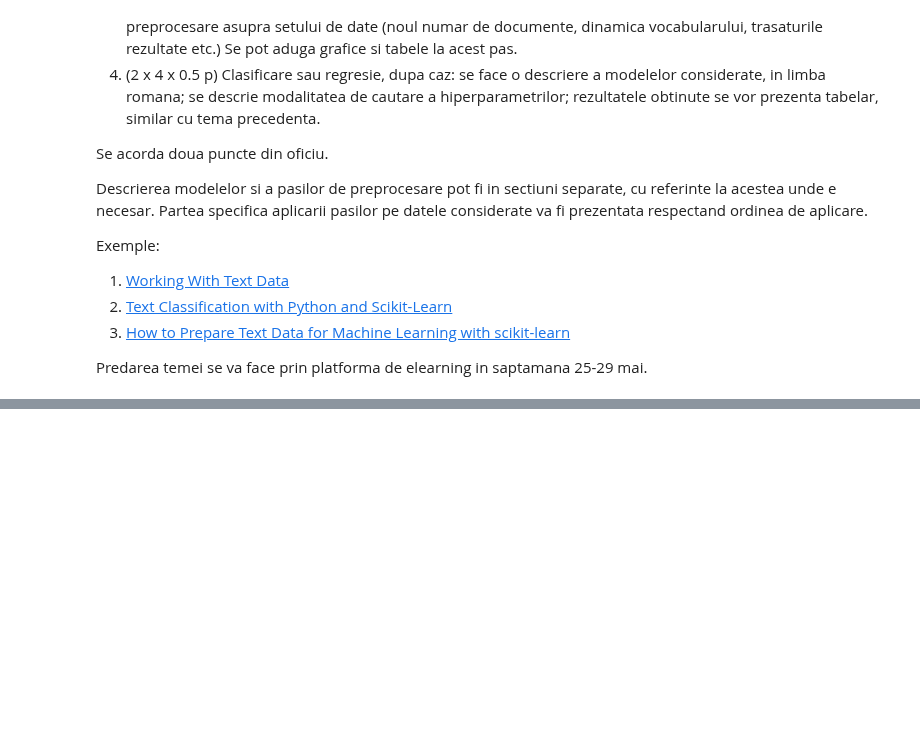
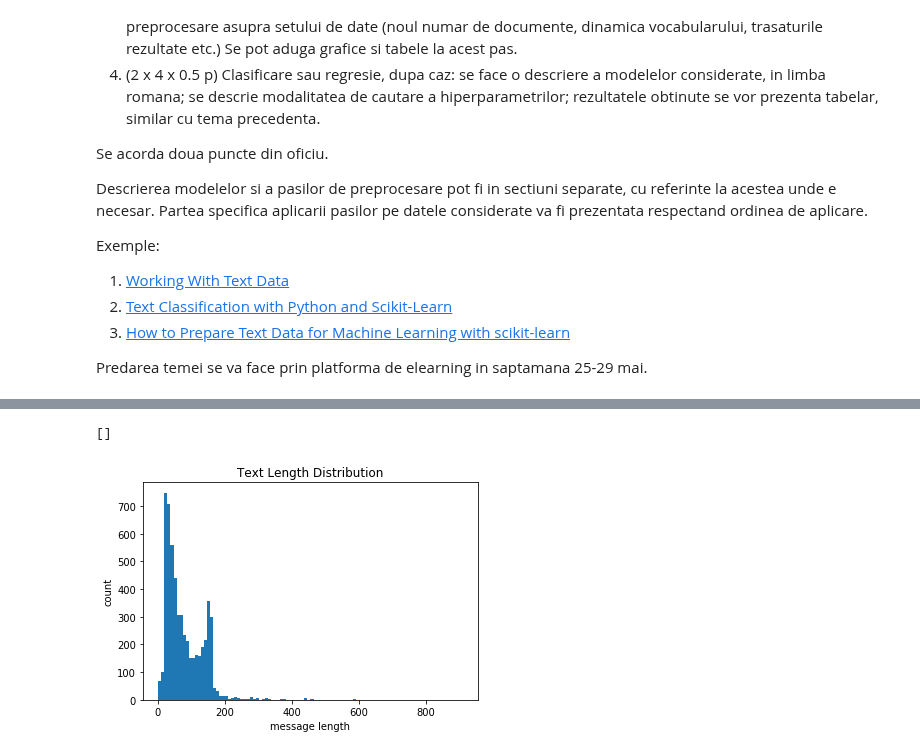
Before and after one commit to Bianca008/IDS_Lixandru_Pepene, a Jupyter notebook: Laborator11/Laborator11-Lixandru&Pepene.ipynb, the cells around one changed output, grey strips where cells are left out. Cells and saved outputs as stored; diff of their text form; code cells hidden in the pictures; blank space fills up the shorter version.

```diff
--- a/Laborator11/Laborator11-Lixandru&Pepene.ipynb
+++ b/Laborator11/Laborator11-Lixandru&Pepene.ipynb
@@ -40,0 +334,11 @@ Predarea temei se va face prin platforma de elearning in saptamana 25-29 mai.
+# %%
+dataset_sms['message_len'] = dataset_sms['message'].astype(str).apply(len)
+dataset_sms['word_count'] = dataset_sms['message'].apply(lambda x: len(str(x).split()))
+# %%
+dataset_sms['message_len'].plot(kind = 'hist', bins = 100, title = 'Text Length Distribution')
+plt.ylabel("count")
+plt.xlabel("message length")
+plt.plot()
+# %% [output]
+[]
+[figure, added]
```
Also changed, not shown: parts of 86 cells of this notebook.
